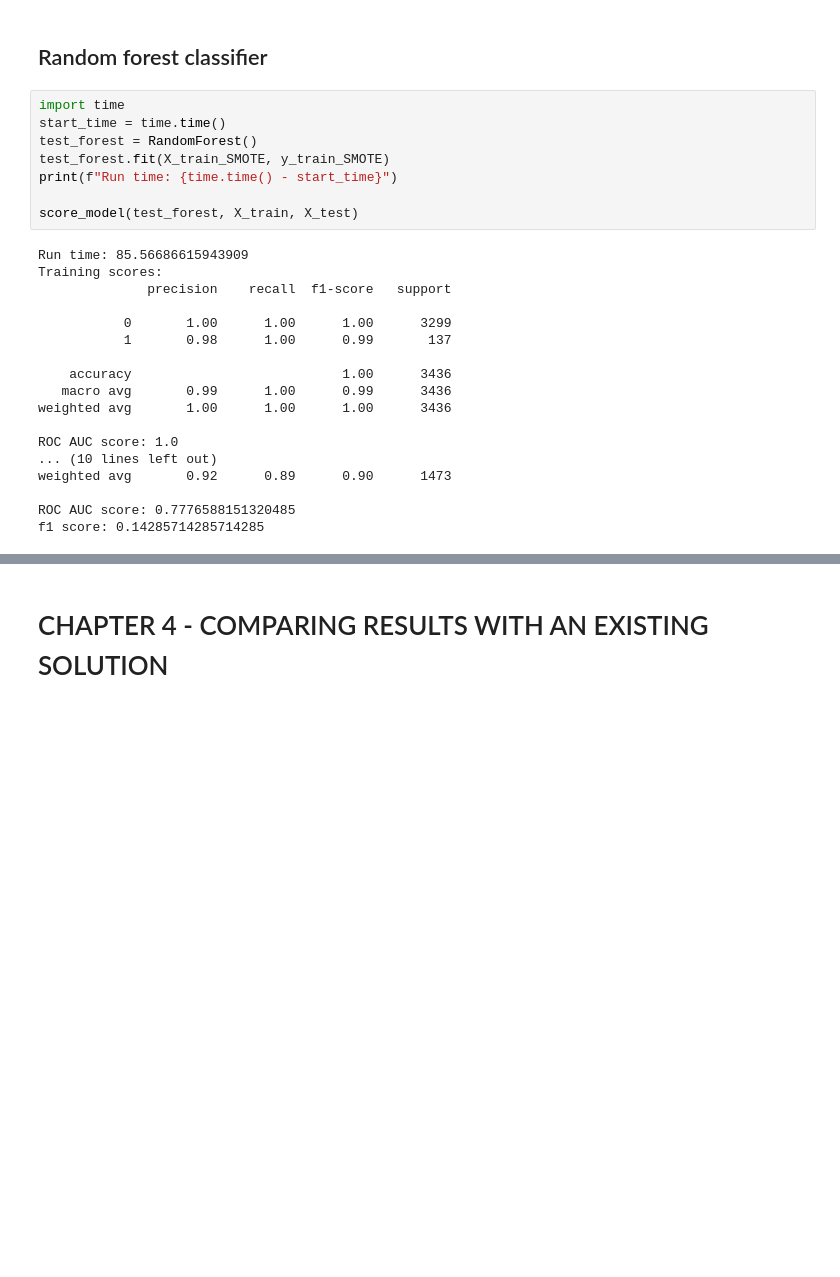
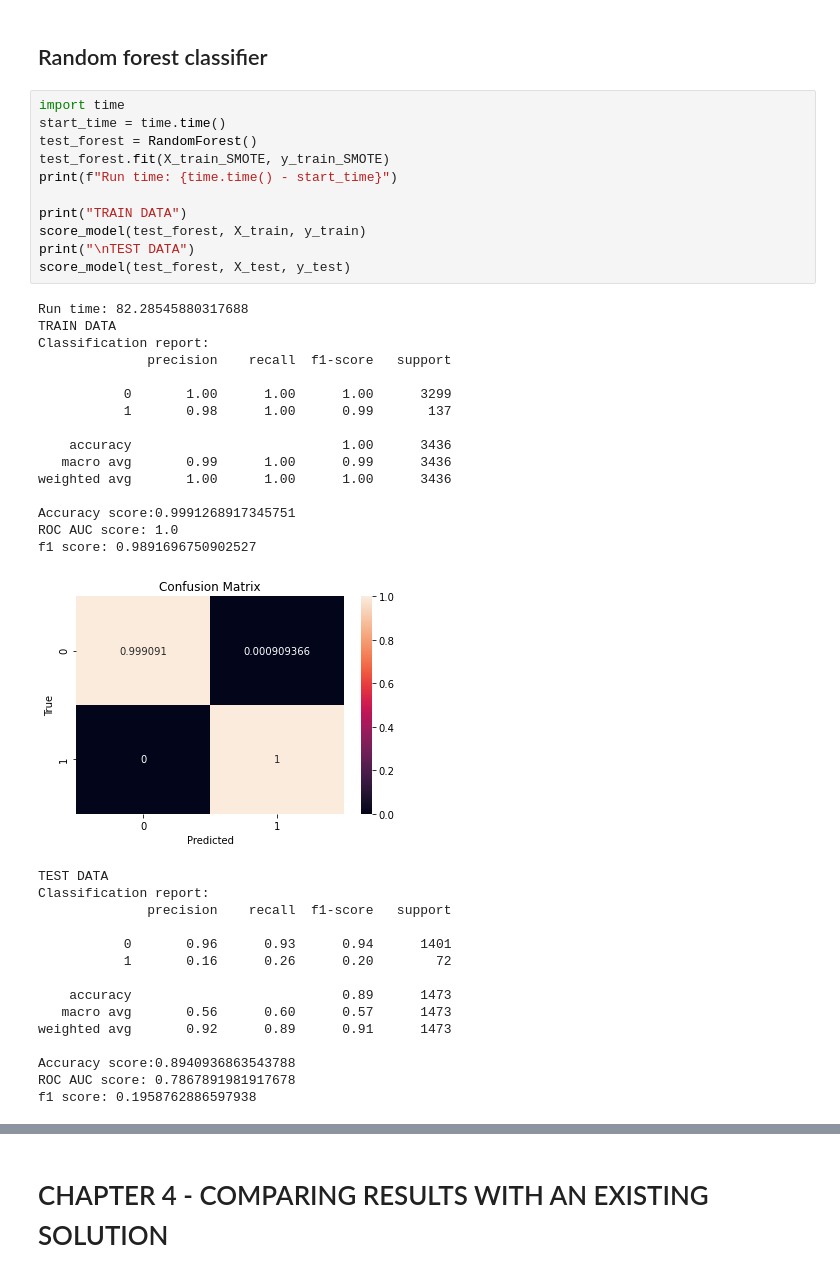
Before and after one commit to iberius96/Classification-task-for-heart-condition, a Jupyter notebook: main.ipynb, the cells around one changed output, grey strips where cells are left out. Drawn from its saved outputs; the diff is of its cells as text; blank space fills up the shorter version.

```diff
--- a/main.ipynb
+++ b/main.ipynb
@@ -953,26 +977,42 @@ f1 score: 0.1652892561983471
 # %%
 import time
 start_time = time.time()
 test_forest = RandomForest()
 test_forest.fit(X_train_SMOTE, y_train_SMOTE)
 print(f"Run time: {time.time() - start_time}")
 
-score_model(test_forest, X_train, X_test)
+print("TRAIN DATA")
+score_model(test_forest, X_train, y_train)
+print("\nTEST DATA")
+score_model(test_forest, X_test, y_test)
 # %% [output]
-Run time: 85.56686615943909
-Training scores:
+Run time: 82.28545880317688
+TRAIN DATA
+Classification report:
               precision    recall  f1-score   support
 
            0       1.00      1.00      1.00      3299
            1       0.98      1.00      0.99       137
 
     accuracy                           1.00      3436
    macro avg       0.99      1.00      0.99      3436
 weighted avg       1.00      1.00      1.00      3436
 
+Accuracy score:0.9991268917345751
 ROC AUC score: 1.0
-... (10 lines left out)
-weighted avg       0.92      0.89      0.90      1473
-
-ROC AUC score: 0.7776588151320485
-f1 score: 0.14285714285714285
+f1 score: 0.9891696750902527
+[figure, added]
+TEST DATA
+Classification report:
+              precision    recall  f1-score   support
+
+           0       0.96      0.93      0.94      1401
+           1       0.16      0.26      0.20        72
+
+    accuracy                           0.89      1473
+   macro avg       0.56      0.60      0.57      1473
+weighted avg       0.92      0.89      0.91      1473
+
+Accuracy score:0.8940936863543788
+ROC AUC score: 0.7867891981917678
+f1 score: 0.1958762886597938
```
Also changed, not shown: parts of 13 cells of this notebook.
